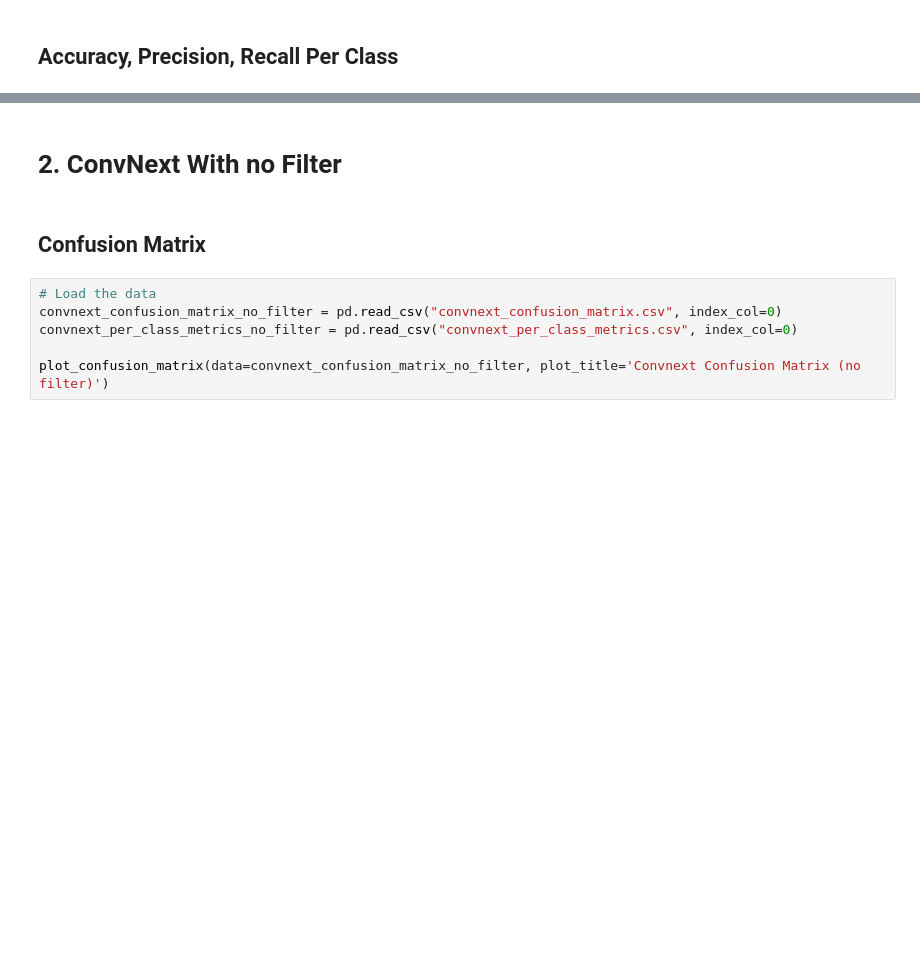
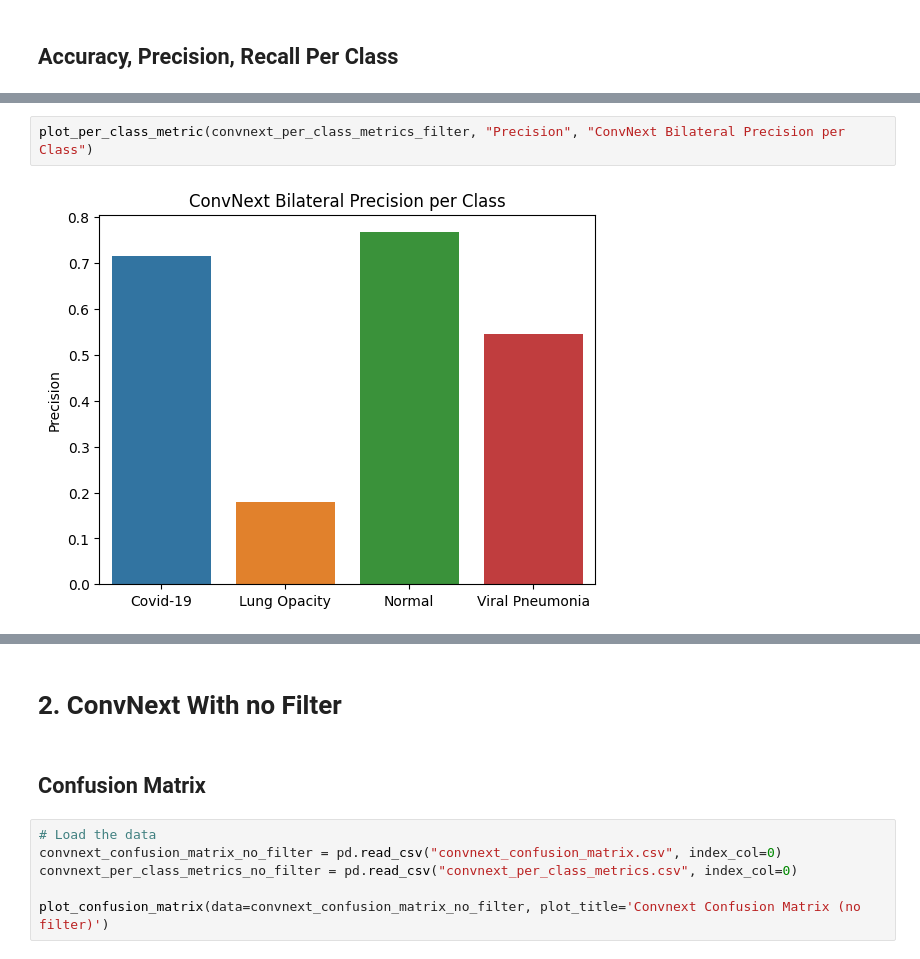
Before and after one commit to Antonio-Tresol/ML_Project_II_Image_classification, a Jupyter notebook: metrics/metrics_analysis.ipynb, the cells around one changed output, grey strips where cells are left out. Saved outputs shown, nothing was run; the diff lists cells and outputs as text; blank space fills up the shorter version.

```diff
--- a/metrics/metrics_analysis.ipynb
+++ b/metrics/metrics_analysis.ipynb
@@ -25,0 +44,4 @@ def plot_confusion_matrix(data: pd.DataFrame, plot_title: str):
+# %%
+plot_per_class_metric(convnext_per_class_metrics_filter, "Precision", "ConvNext Bilateral Precision per Class")
+# %% [output]
+[figure, added]
```
Also changed, not shown: parts of 5 cells of this notebook, 9 other files.
